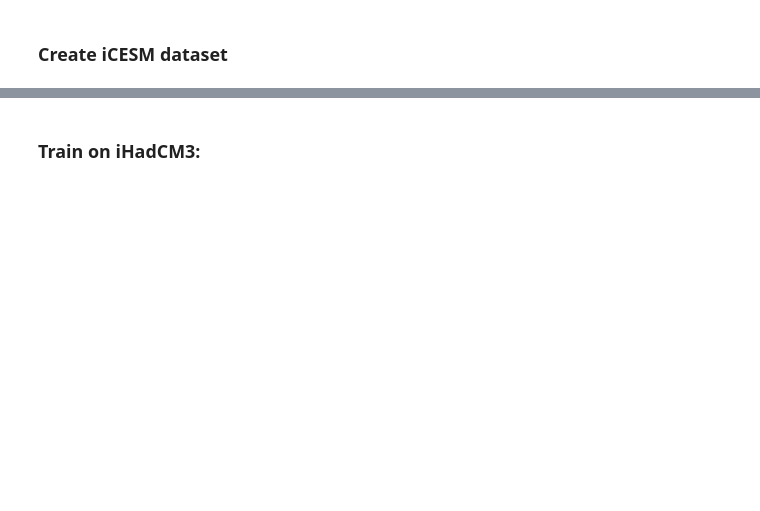
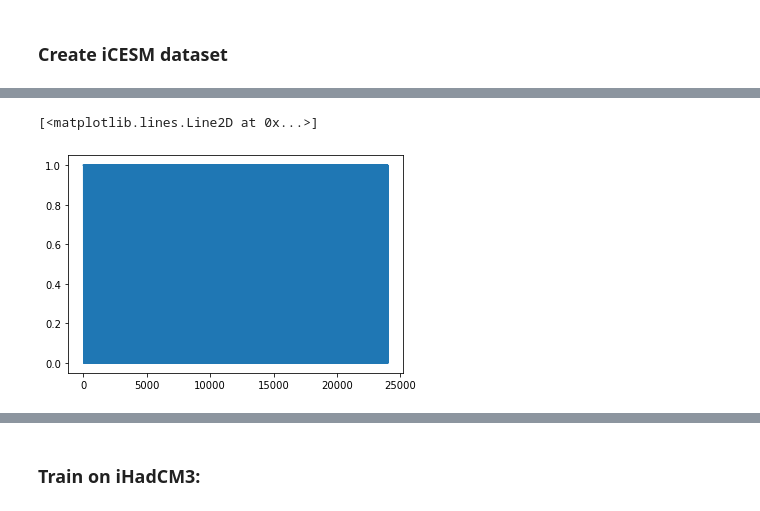
Before and after one commit to jonathanwider/isoEm, a Jupyter notebook: Test_crossprediction.ipynb, the cells around one changed output, grey strips where cells are left out. Saved outputs shown, nothing was run; the diff lists cells and outputs as text; code cells hidden in the pictures; blank space fills up the shorter version.

```diff
--- a/Test_crossprediction.ipynb
+++ b/Test_crossprediction.ipynb
@@ -722,0 +805,5 @@ create_monthly_dataset(description, base_folder, output_folder)
+# %%
+plt.plot()
+# %% [output]
+[<matplotlib.lines.Line2D at 0x...>]
+[figure, added]
```
Also changed, not shown: parts of 19 cells of this notebook, 3 other files.
